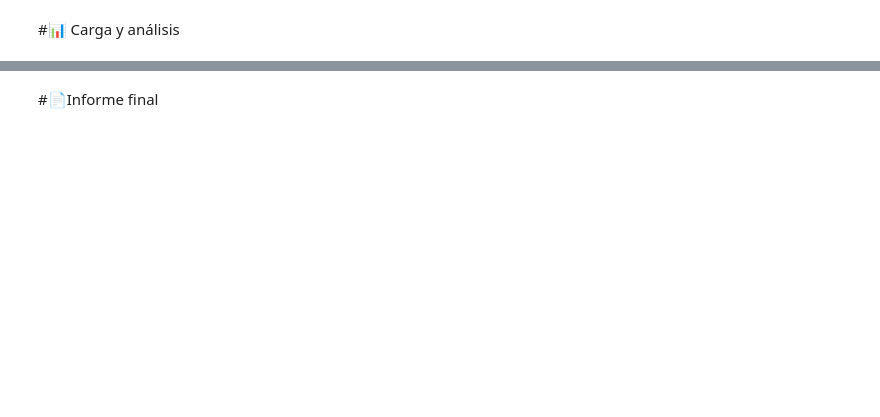
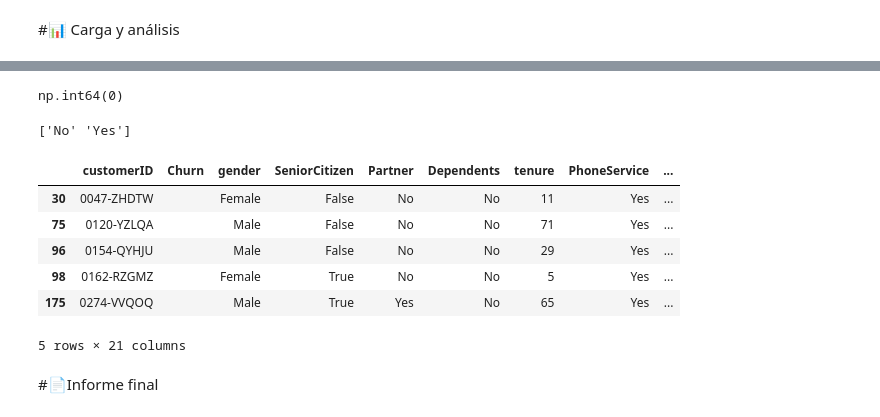
Before and after one commit to anasayago/challenge2-data-science-latam, a Jupyter notebook: TelecomX_LATAM_AnaSayago.ipynb, the cells around one changed output, grey strips where cells are left out. Saved outputs shown, nothing was run; the diff lists cells and outputs as text; code cells hidden in the pictures; blank space fills up the shorter version.

```diff
--- a/TelecomX_LATAM_AnaSayago.ipynb
+++ b/TelecomX_LATAM_AnaSayago.ipynb
@@ -55,0 +84,8 @@ memory usage: 340.8+ KB
+# %%
+df.info()
+colum_string = ['customerID','Churn','gender', 'Partner', 'Dependents', 'PhoneService',
+                'MultipleLines', 'InternetService', 'OnlineSecurity',
+                'OnlineBackup', 'DeviceProtection', 'TechSupport',
+                'StreamingTV', 'StreamingMovies', 'Contract','PaperlessBilling',
+                'PaymentMethod']
+column_bool = ['SeniorCitizen']
@@ -55,0 +110,8 @@ memory usage: 340.8+ KB
+# %%
+#Convertir las columnas de tipo string
+df[colum_string] = df[colum_string].astype(str)
+#Convertir las columnas de tipo booleano
+df[column_bool] = df[column_bool].astype(bool)
+df['Charges.Total'] = pd.to_numeric(df['Charges.Total'], errors='coerce')
+df['Charges.Total'] = df['Charges.Total'].fillna(0)
+df.info()
@@ -58,2 +185,27 @@ memory usage: 340.8+ KB
+# %%
+#valores repetidos en customerID
+df['customerID'].duplicated().sum()
+# %% [output]
+np.int64(0)
+# %%
+#extraer de Churn los datos con valor '' guardarlos  y eliminarlos del DataFrame
+
+#Eliminar las filas donde Churn es NaN
+registros_eliminados = df[df['Churn'] == '']
+# Guardar los registros eliminados en un nuevo DataFrame
+df = df[df['Churn'] != '']
+
+#valores unicos de Churn
+print(df['Churn'].unique())
+registros_eliminados.head()
+# %% [output]
+['No' 'Yes']
+|  | customerID | Churn | gender | SeniorCitizen | Partner | Dependents | tenure | PhoneService | ... |
+| 30 | 0047-ZHDTW |  | Female | False | No | No | 11 | Yes | ... |
+| 75 | 0120-YZLQA |  | Male | False | No | No | 71 | Yes | ... |
+| 96 | 0154-QYHJU |  | Male | False | No | No | 29 | Yes | ... |
+| 98 | 0162-RZGMZ |  | Female | True | No | No | 5 | Yes | ... |
+| 175 | 0274-VVQOQ |  | Male | True | Yes | No | 65 | Yes | ... |
+5 rows × 21 columns
 # %% [markdown]
 #📄Informe final
```
Also changed, not shown: parts of 6 cells of this notebook.
